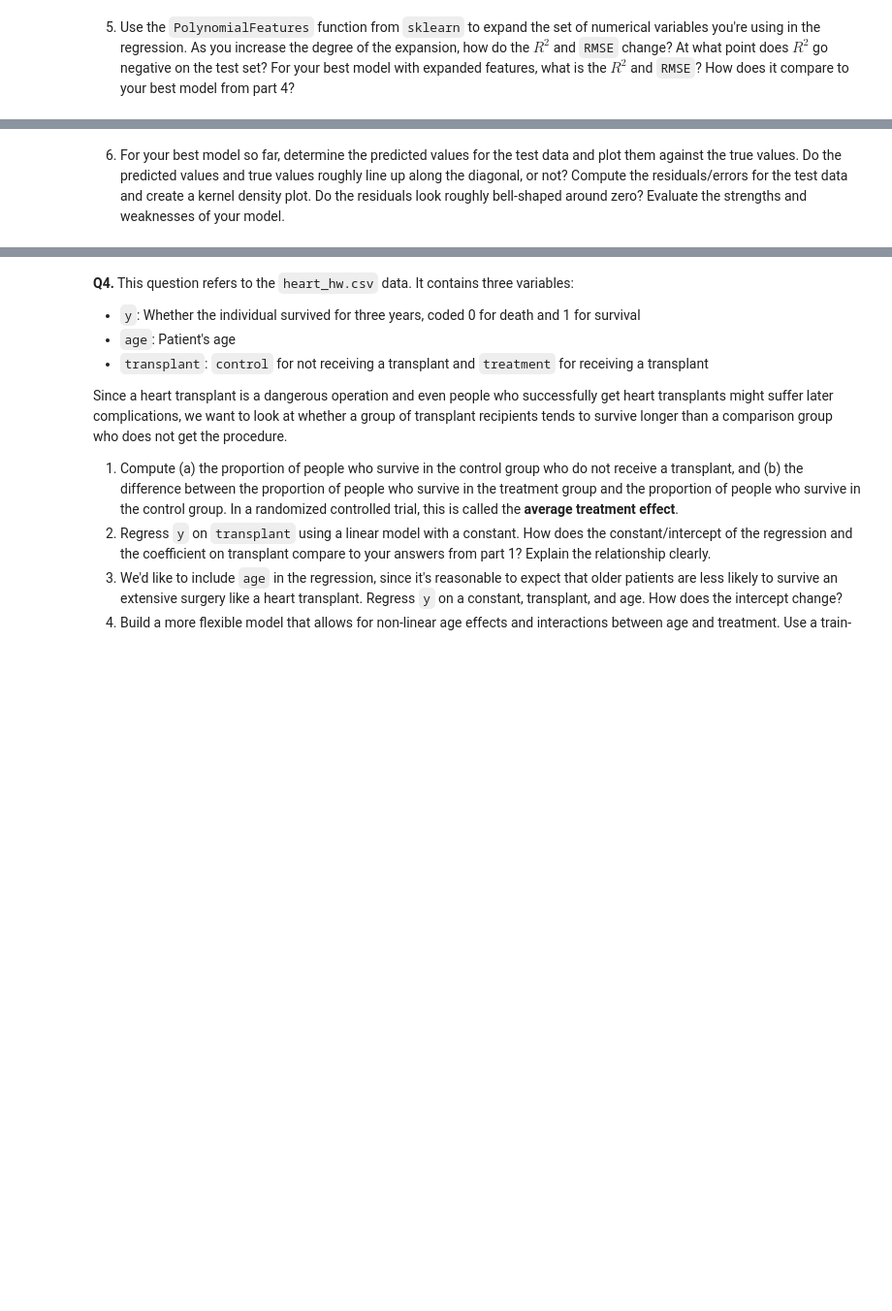
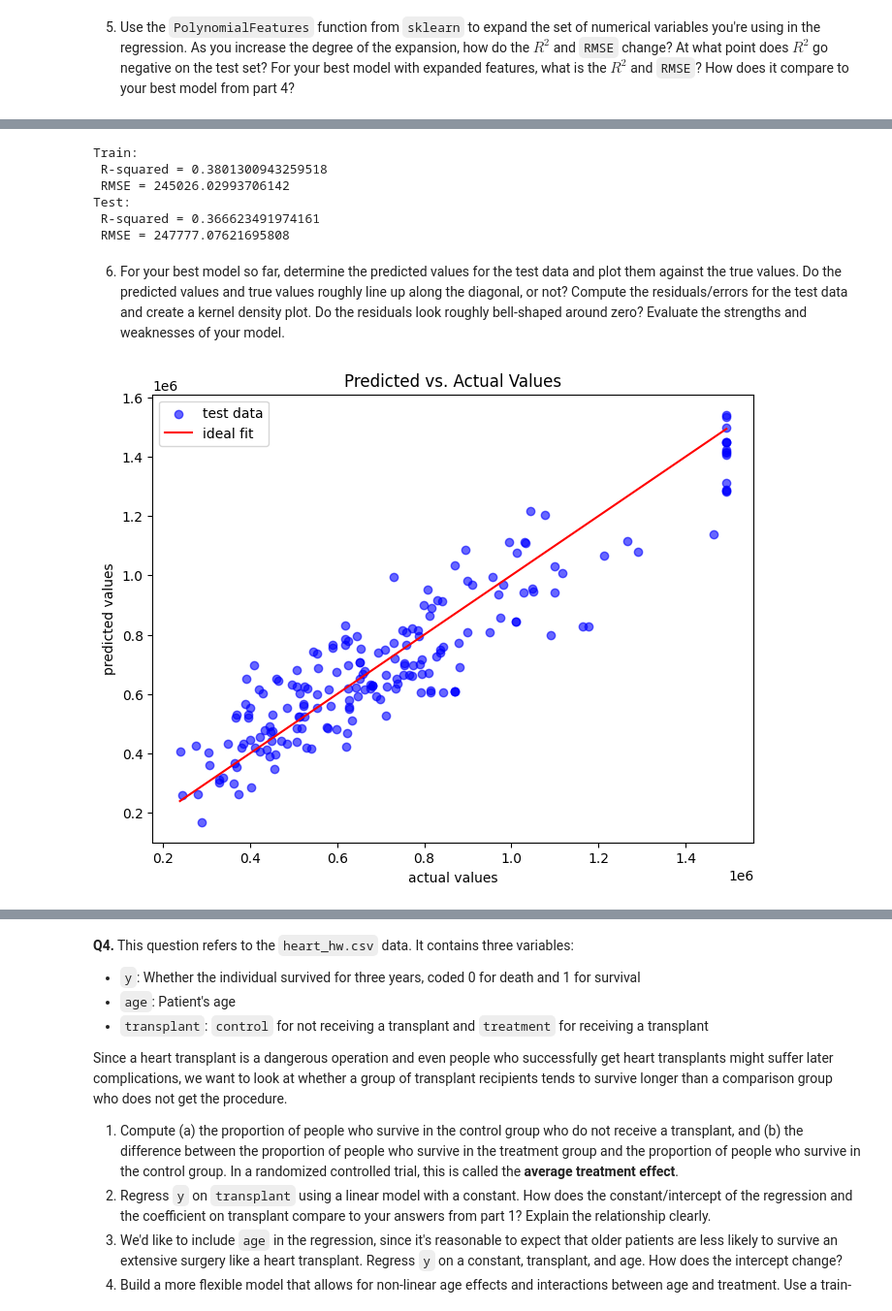
Before and after one commit to gsaunders5761/linearModels, a Jupyter notebook: assignment/assignment.ipynb, the cells around one changed output, grey strips where cells are left out. Shown at 97% size. Cells and saved outputs as stored; diff of their text form; code cells hidden in the pictures; blank space fills up the shorter version.

```diff
--- a/assignment/assignment.ipynb
+++ b/assignment/assignment.ipynb
@@ -241,0 +252,6 @@ def one_hot_encode(df, column):
+# %%
+X1=cp[['Make_Year', 'Mileage_Run', 'Seating_Capacity']]
+y=cp['Price']
+
+# using the train test split function
+X_train, X_test, y_train, y_test = train_test_split(X1,y, random_state=100,test_size=0.2)
@@ -241,0 +289,4 @@ def one_hot_encode(df, column):
+# %%
+X2 = pd.get_dummies(cp, columns=['Make', 'Body_Type', 'Fuel_Type', 'Transmission', 'Transmission_Type'], drop_first=True)
+X2 = X2.drop(columns=['Unnamed: 0', 'Make_Year', 'Color', 'Mileage_Run', 'No_of_Owners', 'Seating_Capacity', 'Price', 'log_Year'])
+X2.head()
@@ -241,0 +330,3 @@ def one_hot_encode(df, column):
+# %%
+X3 = pd.concat([X1, X2], axis=1)
+X3.head()
@@ -244,2 +421,61 @@ def one_hot_encode(df, column):
+# %%
+X_train, X_test, y_train, y_test = train_test_split(zdf, y, random_state=100,test_size=0.2)
+
+reg = LinearRegression().fit(X_train, y_train) # Fit the linear model on the training data
+results = pd.DataFrame({'variable':reg.feature_names_in_, 'coefficient': reg.coef_}) # Regression coefficients
+
+y_train_pred = reg.predict(X_train)
+y_test_pred = reg.predict(X_test)
+
+# Compute RMSE and R-squared for training set
+rmse_train = np.sqrt(mean_squared_error(y_train, y_train_pred))
+r2_train = reg.score(X_train, y_train)
+
+# Compute RMSE and R-squared for test set
+rmse_test = np.sqrt(mean_squared_error(y_test, y_test_pred))
+r2_test = reg.score(X_test, y_test)
+
+# Print results
+print(f"Train: \n R-squared = {r2_train} \n RMSE = {rmse_train}")
+print(f"Test: \n R-squared = {r2_test} \n RMSE = {rmse_test}") # about the same as the degree 2 model but slightly worse
+# %% [output]
+Train:
+ R-squared = 0.3801300943259518
+ RMSE = 245026.02993706142
+Test:
+ R-squared = 0.366623491974161
+ RMSE = 247777.07621695808
 # %% [markdown]
   6. For your best model so far, determine the predicted values for the test data and plot them against the true values. Do the predicted values and true values roughly line up along the diagonal, or not? Compute the residuals/errors for the test data and create a kernel density plot. Do the residuals look roughly bell-shaped around zero? Evaluate the strengths and weaknesses of your model.
+# %%
+# rerunning the best model
+X_train, X_test, y_train, y_test = train_test_split(X3,y, random_state=100,test_size=0.2)
+
+reg = LinearRegression().fit(X_train, y_train) # Fit the linear model on the training data
+results = pd.DataFrame({'variable':reg.feature_names_in_, 'coefficient': reg.coef_}) # Regression coefficients
+
+y_train_pred = reg.predict(X_train)
+y_test_pred = reg.predict(X_test)
+
+# Compute RMSE and R-squared for training set
+rmse_train = np.sqrt(mean_squared_error(y_train, y_train_pred))
+r2_train = reg.score(X_train, y_train)
+
+# Compute RMSE and R-squared for test set
+rmse_test = np.sqrt(mean_squared_error(y_test, y_test_pred))
+r2_test = reg.score(X_test, y_test)
+# %%
+import matplotlib.pyplot as plt
+plt.figure(figsize=(8,6))
+plt.scatter(y_test, y_test_pred, color='blue', alpha=0.6, label="test data")
+plt.plot([min(y_test), max(y_test)], [min(y_test), max(y_test)], color='red', label="ideal fit") # 45 degree diagonal line
+plt.xlabel("actual values")
+plt.ylabel("predicted values")
+plt.title("Predicted vs. Actual Values")
+plt.legend()
+plt.show()
+# it looks like the model is not great at predicting the higher prices, but is better at the lower prices
+# maybe the winsorizing helped with that, but needed to be more aggressive?
+# overal looks like pretty ok fit though
+# %% [output]
+[figure, added]
```
Also changed, not shown: parts of 23 cells of this notebook.
